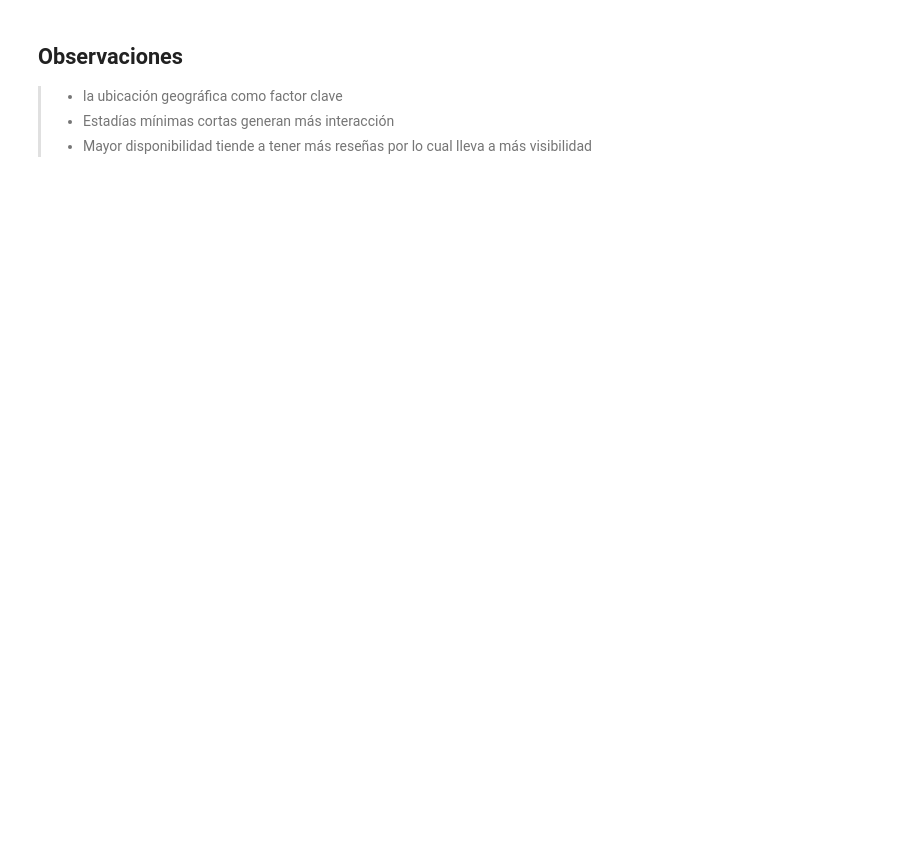
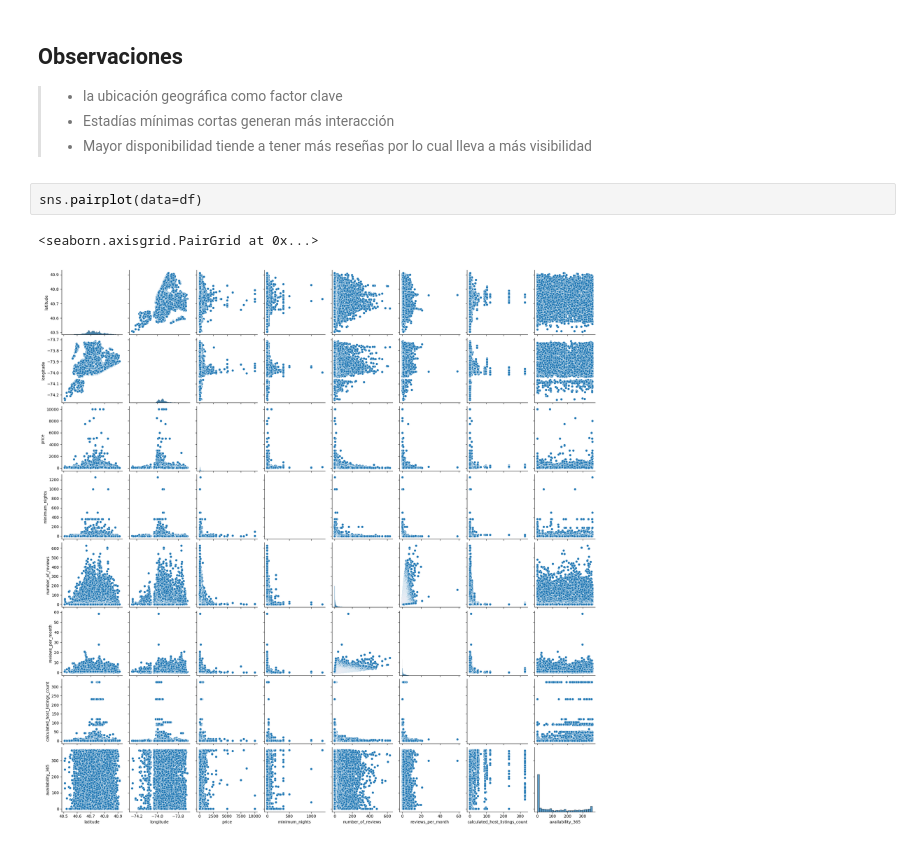
Before and after one commit to EderZelaya/ML-web-app-Streamlit, a Jupyter notebook: src/00-eda-airbnb-ny.ipynb, the cells around one changed output. Cells and saved outputs as stored; diff of their text form; blank space fills up the shorter version.

```diff
--- a/src/00-eda-airbnb-ny.ipynb
+++ b/src/00-eda-airbnb-ny.ipynb
@@ -242,3 +251,8 @@ plt.show()
 > - la ubicación geográfica como factor clave
 > - Estadías mínimas cortas generan más interacción
 > - Mayor disponibilidad tiende a tener más reseñas por lo cual lleva a más visibilidad
+# %%
+sns.pairplot(data=df)
+# %% [output]
+<seaborn.axisgrid.PairGrid at 0x...>
+[figure, added]
```
Also changed, not shown: parts of 46 cells of this notebook, 1 other file.
